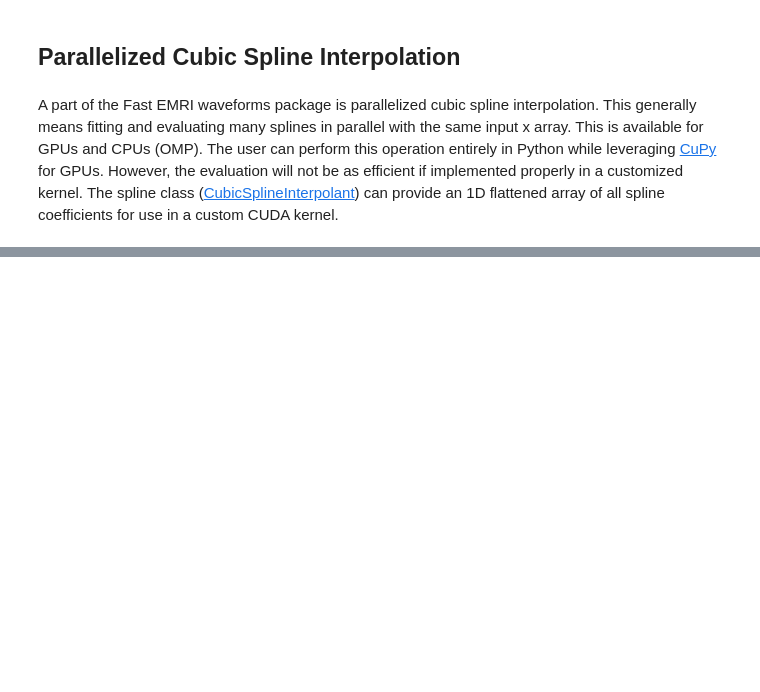
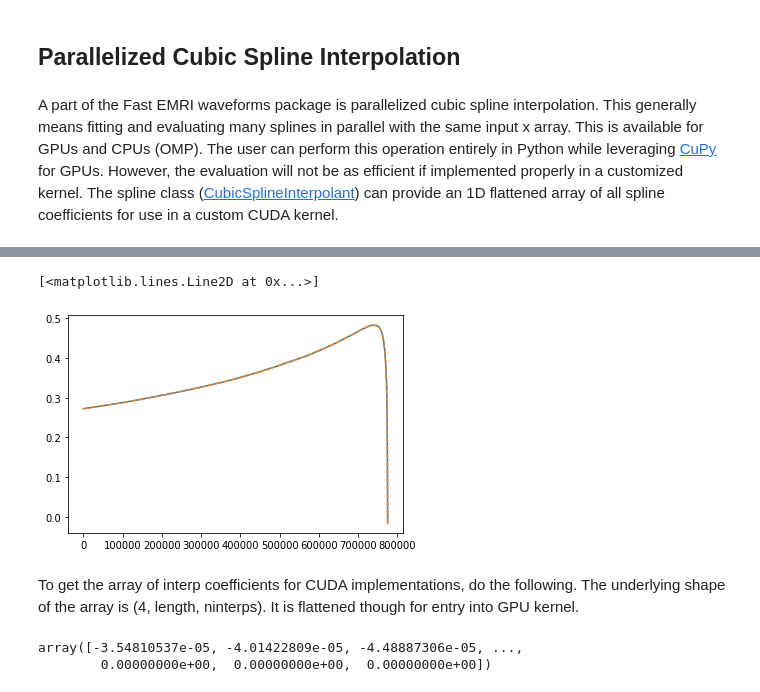
Before and after one commit to BlackHolePerturbationToolkit/FastEMRIWaveforms, a Jupyter notebook: examples/SchwarzschildEccentricWaveform_intro.ipynb, the cells around one changed output, grey strips where cells are left out. Saved outputs shown, nothing was run; the diff lists cells and outputs as text; code cells hidden in the pictures; blank space fills up the shorter version.

Commit message:
basic cubic spline example shown

```diff
--- a/examples/SchwarzschildEccentricWaveform_intro.ipynb
+++ b/examples/SchwarzschildEccentricWaveform_intro.ipynb
@@ -634,0 +617,22 @@ array([[-3.54810537e-05, -3.54807356e-05, -3.54798863e-05, ...,
+# %%
+# get new values
+t_new = np.linspace(t[0], t[-1], 1000)
+
+# notice the new shape is (ninterps, length) just like the inital input to the spline
+new_teuk_modes = spline(t_new)
+
+# (220) mode (real part)
+ind = amp.special_index_map[(2, 2, 0)]
+
+plt.plot(t_new, new_teuk_modes[ind])
+plt.plot(t, teuk_modes[:, ind].real, '--')
+# %% [output]
+[<matplotlib.lines.Line2D at 0x...>]
+[figure, added]
+# %% [markdown]
+To get the array of interp coefficients for CUDA implementations, do the following. The underlying shape of the array is (4, length, ninterps). It is flattened though for entry into GPU kernel.
+# %%
+spline.interp_array
+# %% [output]
+array([-3.54810537e-05, -4.01422809e-05, -4.48887306e-05, ...,
+        0.00000000e+00,  0.00000000e+00,  0.00000000e+00])
```
Also changed, not shown: parts of 2 cells of this notebook, 1 other file.
